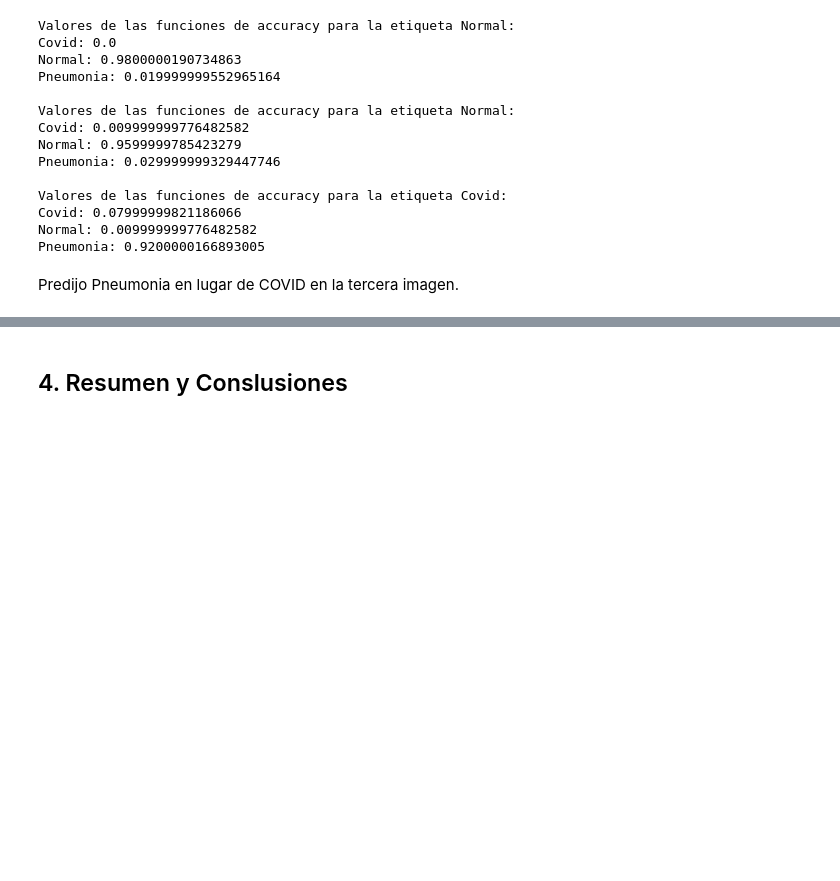
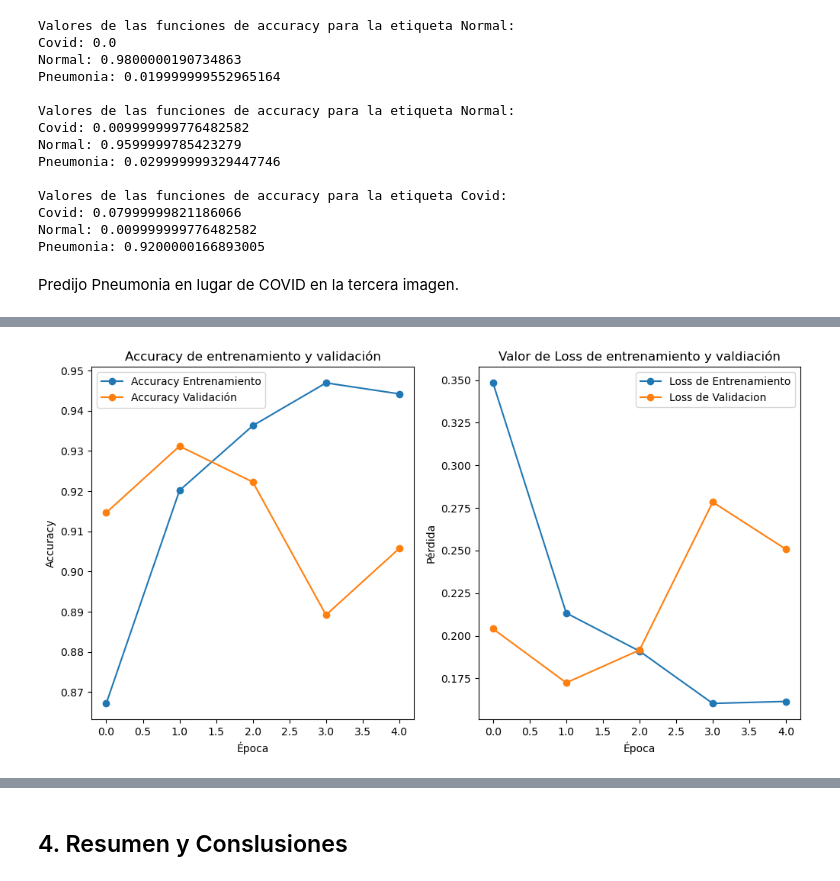
Before and after one commit to lucasmbru/MLF_FinalProject, a Jupyter notebook: clasificador-covid19.ipynb, the cells around one changed output, grey strips where cells are left out. Saved outputs shown, nothing was run; the diff lists cells and outputs as text; code cells hidden in the pictures; blank space fills up the shorter version.

```diff
--- a/clasificador-covid19.ipynb
+++ b/clasificador-covid19.ipynb
@@ -1565,0 +1643,2 @@ Predijo Pneumonia en lugar de COVID en la tercera imagen.
+# %%
+IMAGE_SIZE = 256
@@ -1565,0 +1668,3 @@ Predijo Pneumonia en lugar de COVID en la tercera imagen.
+# %%
+# Entrenamiento del modelo
+history_MNV2 = modelMNV2.fit(train_generator, epochs = 5, validation_data = validation_generator)
@@ -1565,0 +1705,23 @@ Predijo Pneumonia en lugar de COVID en la tercera imagen.
+# %%
+# grafiquemos las metricas de accuracy y loss de entrenamiento
+plt.figure(figsize=(12, 6))
+
+plt.subplot(1, 2, 1)
+plt.plot(history_MNV2.history['accuracy'], '-o', label='Accuracy Entrenamiento')
+plt.plot(history_MNV2.history['val_accuracy'], '-o', label='Accuracy Validación')
+plt.xlabel('Época')
+plt.ylabel('Accuracy')
+plt.title('Accuracy de entrenamiento y validación')
+plt.legend()
+
+plt.subplot(1, 2, 2)
+plt.plot(history_MNV2.history['loss'], "-o", label='Loss de Entrenamiento')
+plt.plot(history_MNV2.history['val_loss'], '-o', label='Loss de Validacion')
+plt.xlabel('Época')
+plt.ylabel('Pérdida')
+plt.title('Valor de Loss de entrenamiento y valdiación')
+plt.legend()
+
+plt.show()
+# %% [output]
+[figure, added]
```
Also changed, not shown: parts of 67 cells of this notebook.
